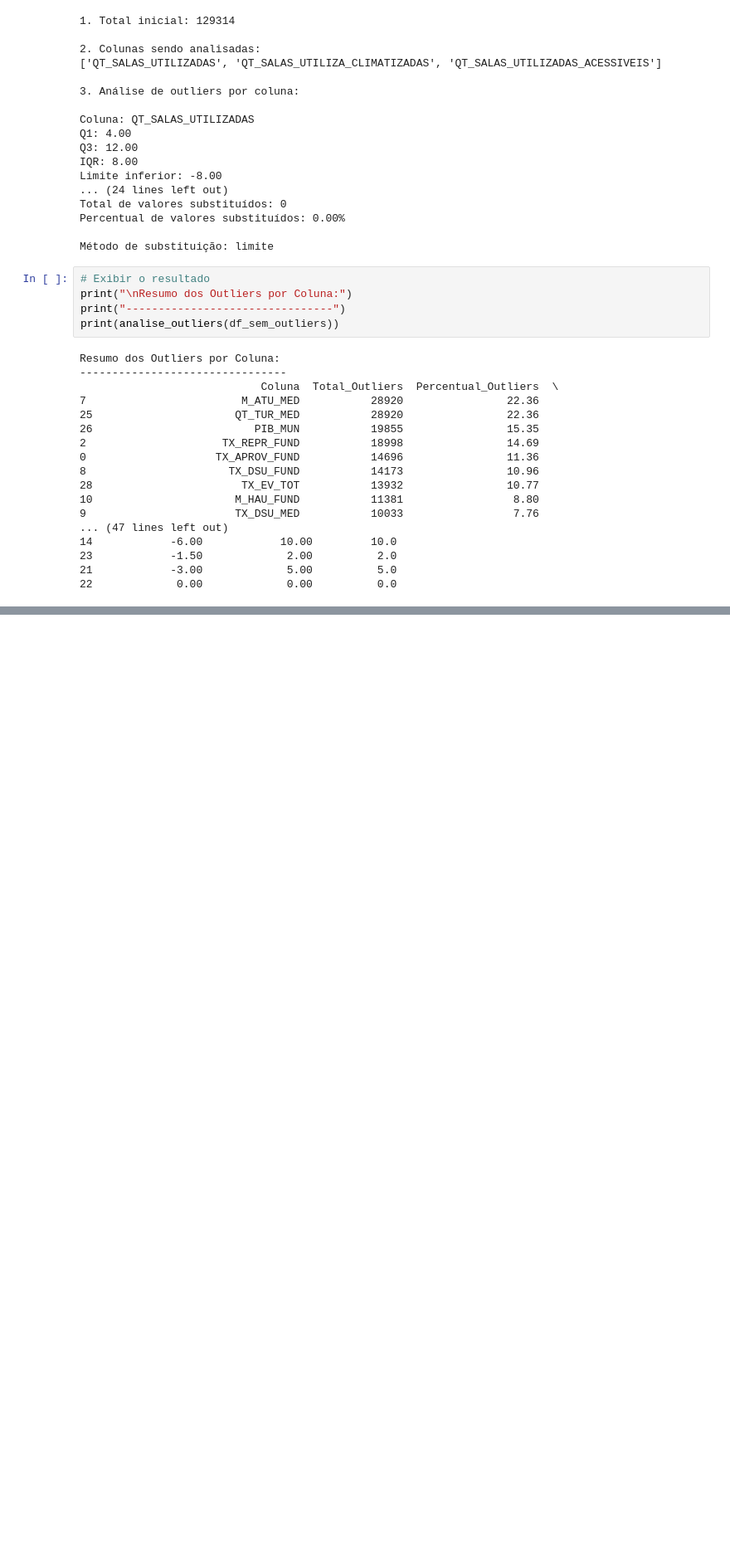
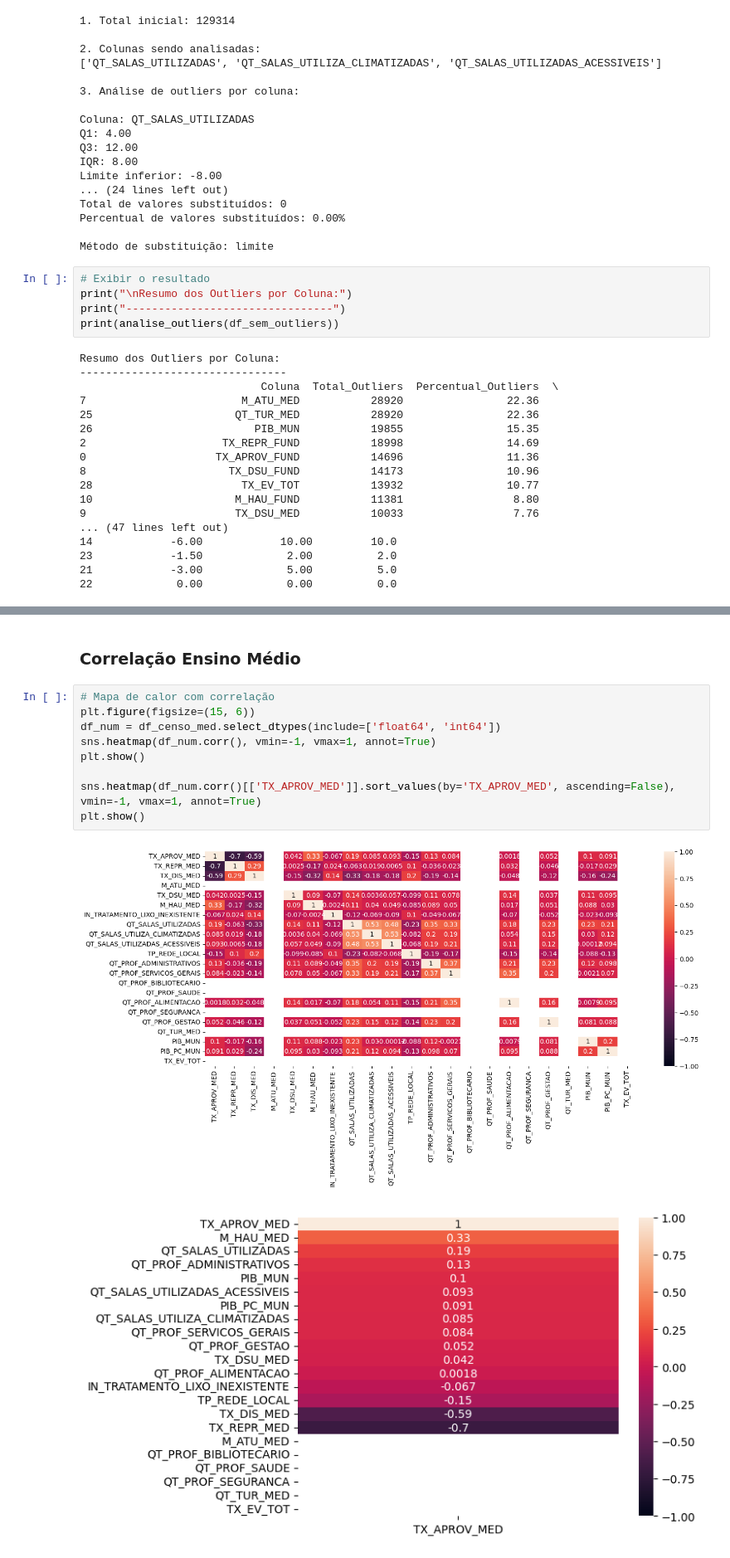
Before and after one commit to KassiaMabily/trabalho-analise, a Jupyter notebook: analise.ipynb, the cells around one changed output, grey strips where cells are left out. Shown at 83% size. Saved outputs shown, nothing was run; the diff lists cells and outputs as text; blank space fills up the shorter version.

```diff
--- a/analise.ipynb
+++ b/analise.ipynb
@@ -675,0 +924,14 @@ Resumo dos Outliers por Coluna:
+# %% [markdown]
+### Correlação Ensino Médio
+# %%
+# Mapa de calor com correlação
+plt.figure(figsize=(15, 6))
+df_num = df_censo_med.select_dtypes(include=['float64', 'int64'])
+sns.heatmap(df_num.corr(), vmin=-1, vmax=1, annot=True)
+plt.show()
+
+sns.heatmap(df_num.corr()[['TX_APROV_MED']].sort_values(by='TX_APROV_MED', ascending=False), vmin=-1, vmax=1, annot=True)
+plt.show()
+# %% [output]
+[figure, added]
+[figure, added]
```
Also changed, not shown: parts of 35 cells of this notebook.
